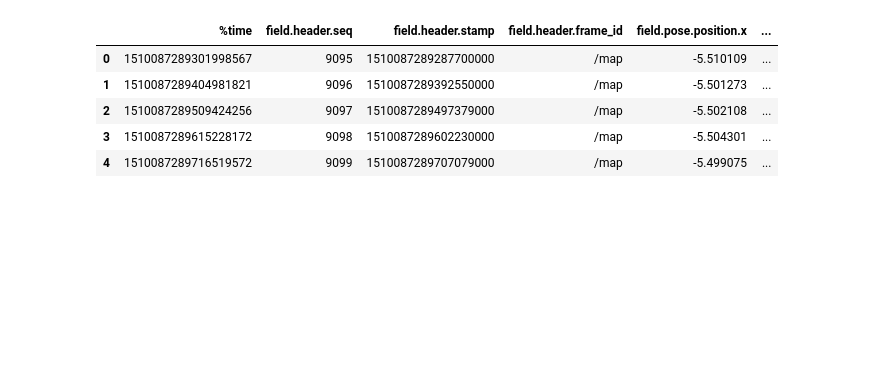
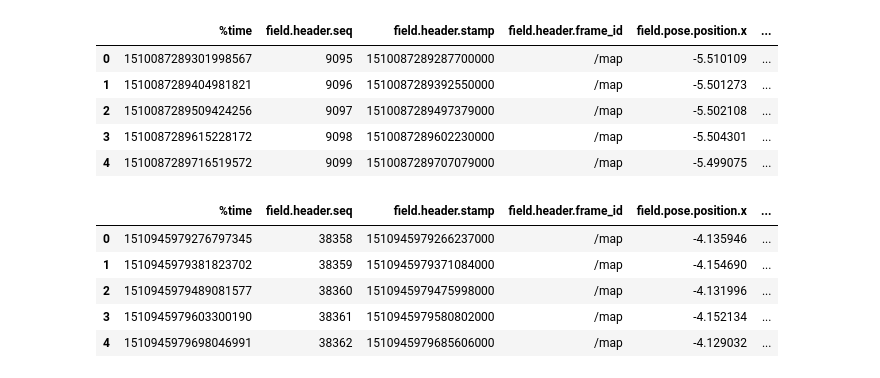
Before and after one commit to andre-froehlich/CarND-Capstone, a Jupyter notebook: data/AnalyzeThirdSubmission.ipynb, the cells around one changed output. Cells and saved outputs as stored; diff of their text form; code cells hidden in the pictures; blank space fills up the shorter version.

```diff
--- a/data/AnalyzeThirdSubmission.ipynb
+++ b/data/AnalyzeThirdSubmission.ipynb
@@ -56,3 +155,13 @@ current_pose.head()
+# %%
+current_pose = pd.read_csv('../../fourth/current_pose.csv')
+current_pose.head()
+# %% [output]
+|  | %time | field.header.seq | field.header.stamp | field.header.frame_id | field.pose.position.x | ... |
+| 0 | 1510945979276797345 | 38358 | 1510945979266237000 | /map | -4.135946 | ... |
+| 1 | 1510945979381823702 | 38359 | 1510945979371084000 | /map | -4.154690 | ... |
+| 2 | 1510945979489081577 | 38360 | 1510945979475998000 | /map | -4.131996 | ... |
+| 3 | 1510945979603300190 | 38361 | 1510945979580802000 | /map | -4.152134 | ... |
+| 4 | 1510945979698046991 | 38362 | 1510945979685606000 | /map | -4.129032 | ... |
 # %%
 current_xs = list()
 current_ys = list()
```
Also changed, not shown: parts of 23 cells of this notebook, 11 other files.
